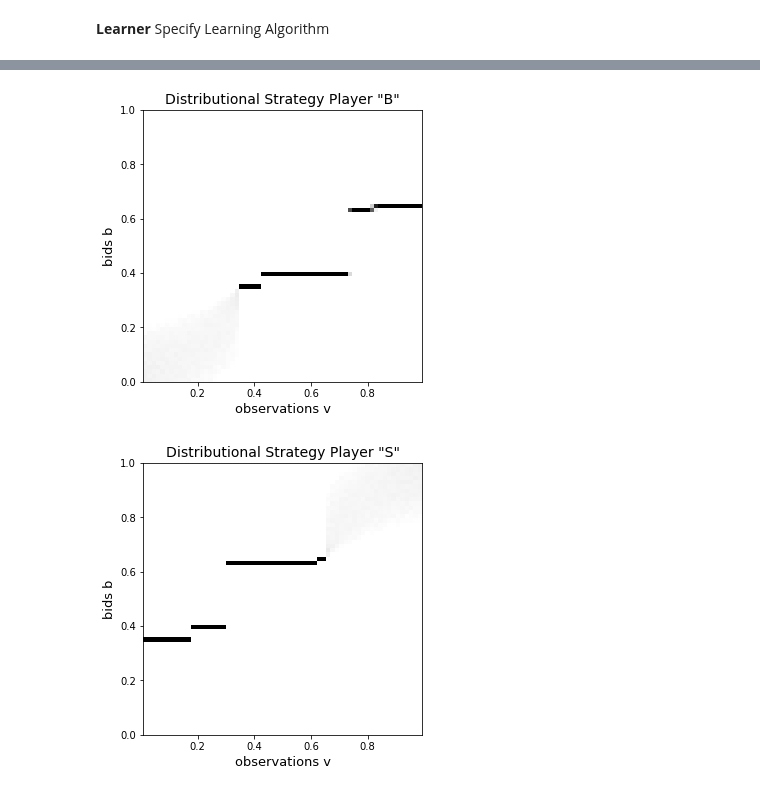
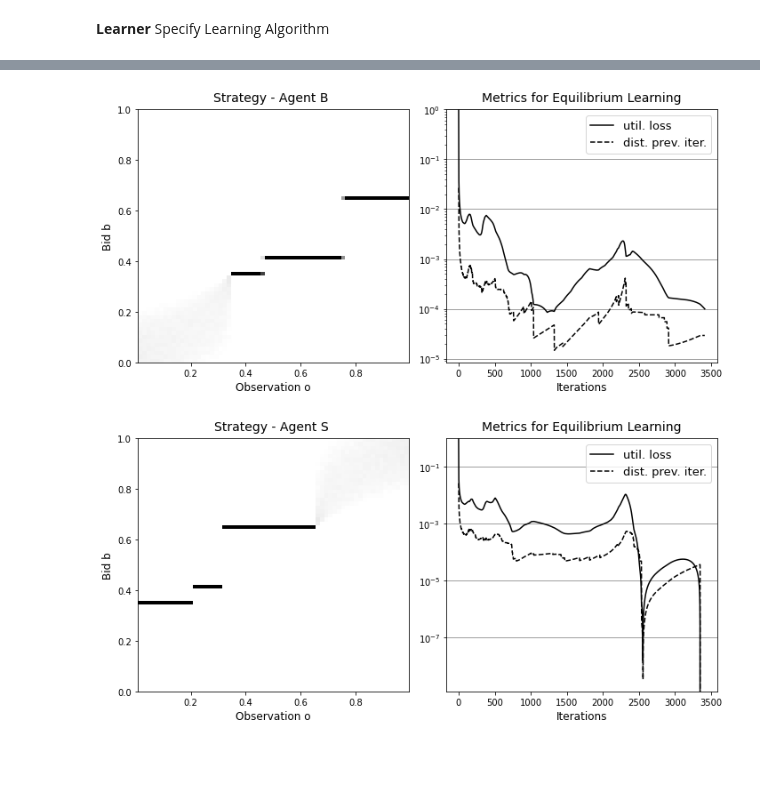
Before and after one commit to MOberlechner/soda, a Jupyter notebook: notebooks/examples/bilateral_trade.ipynb, the cells around one changed output, grey strips where cells are left out. Saved outputs shown, nothing was run; the diff lists cells and outputs as text; code cells hidden in the pictures; blank space fills up the shorter version.

Commit message:
adapt examples regarding new plot function

```diff
--- a/notebooks/examples/bilateral_trade.ipynb
+++ b/notebooks/examples/bilateral_trade.ipynb
@@ -67,9 +67,9 @@ Convergence after 2777 iterations
 Value of stopping criterion (util_loss) 0.0001
 # %%
-strategies['B'].plot()
+strategies['B'].plot(metrics=True)
 # %% [output]
-[figure, old version]
+[figure, new version]
 # %%
-strategies['S'].plot()
+strategies['S'].plot(metrics=True)
 # %% [output]
-[figure, old version]
+[figure, new version]
```
Also changed, not shown: parts of 1 cell of this notebook, 4 other files.
